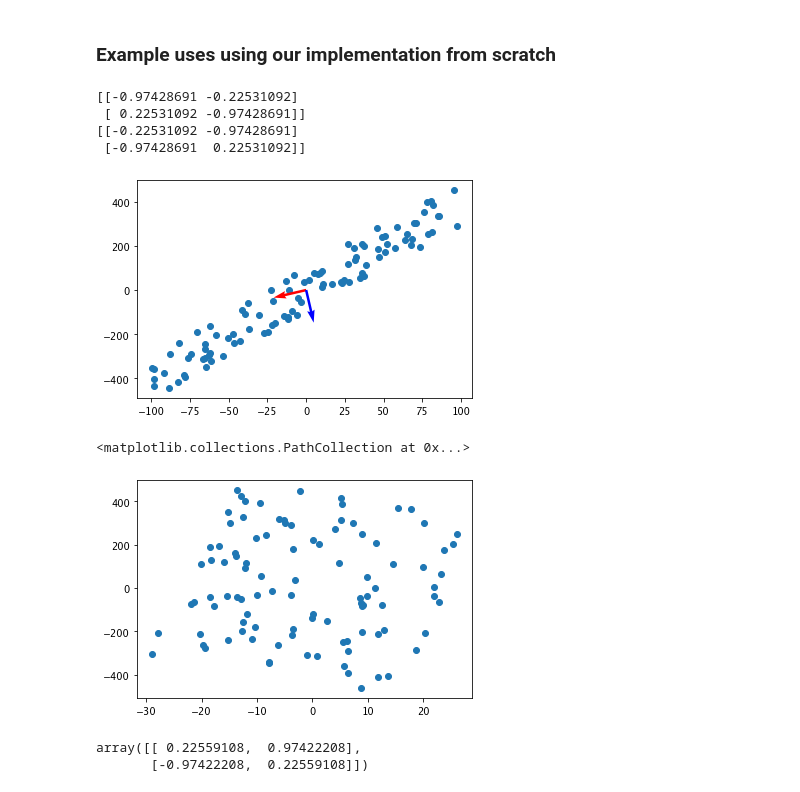
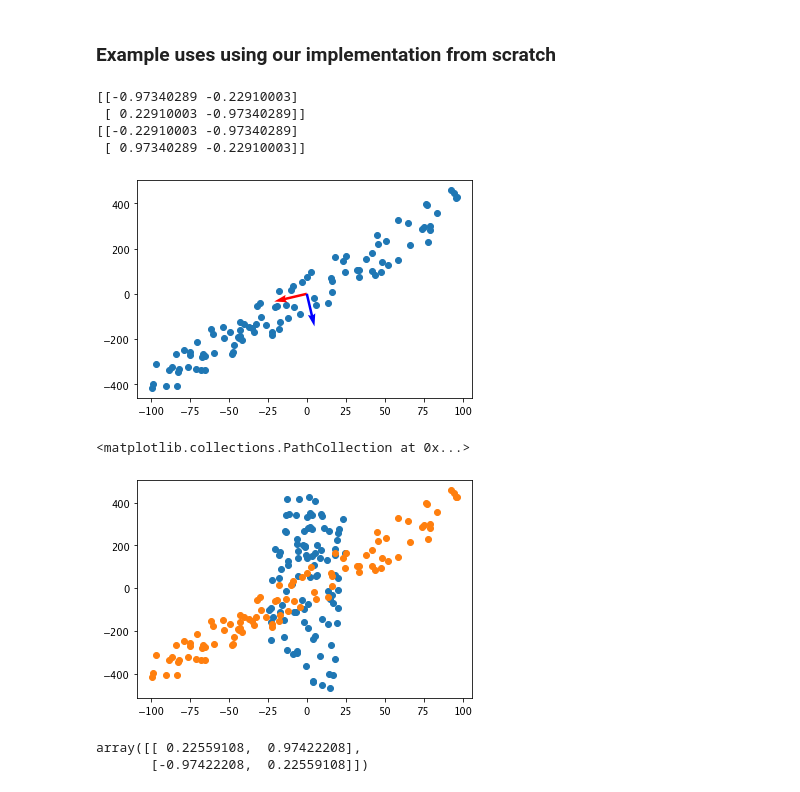
Before and after one commit to ymohamedahmed/blog-posts, a Jupyter notebook: pca/pca.ipynb, the cells around one changed output. Drawn from its saved outputs; the diff is of its cells as text; code cells hidden in the pictures.

```diff
--- a/pca/pca.ipynb
+++ b/pca/pca.ipynb
@@ -133,26 +172,29 @@ def whiten(X):
 # %%
 X = generate_noisy_line(4)
 _,eig_dec = pca_eig(X)
 svd_dec = pca_svd(X)
 plt.scatter(X[:,0], X[:,1])
 print(eig_dec)
 print(svd_dec)
 origin = [0,0]
 eig_vec1, eig_vec2 = eig_dec[0, :], eig_dec[1,:]
 plt.quiver(*origin, *eig_vec1, color=['r'], scale=10)
 plt.quiver(*origin, *eig_vec2, color=['b'], scale=10)
 plt.show()
 
 Z = X@eig_dec
 plt.scatter(Z[:,0], Z[:,1])
+
+rec = Z@eig_dec.T
+plt.scatter(rec[:,0], rec[:,1])
 # %% [output]
-[[-0.97428691 -0.22531092]
- [ 0.22531092 -0.97428691]]
-[[-0.22531092 -0.97428691]
- [-0.97428691  0.22531092]]
+[[-0.97340289 -0.22910003]
+ [ 0.22910003 -0.97340289]]
+[[-0.22910003 -0.97340289]
+ [ 0.97340289 -0.22910003]]
-[figure, old version]
+[figure, new version]
 <matplotlib.collections.PathCollection at 0x...>
-[figure, old version]
+[figure, new version]
 # %%
 from sklearn.decomposition import PCA
 fitted = PCA().fit(X)
```
Also changed, not shown: parts of 11 cells of this notebook, 3 other files.
